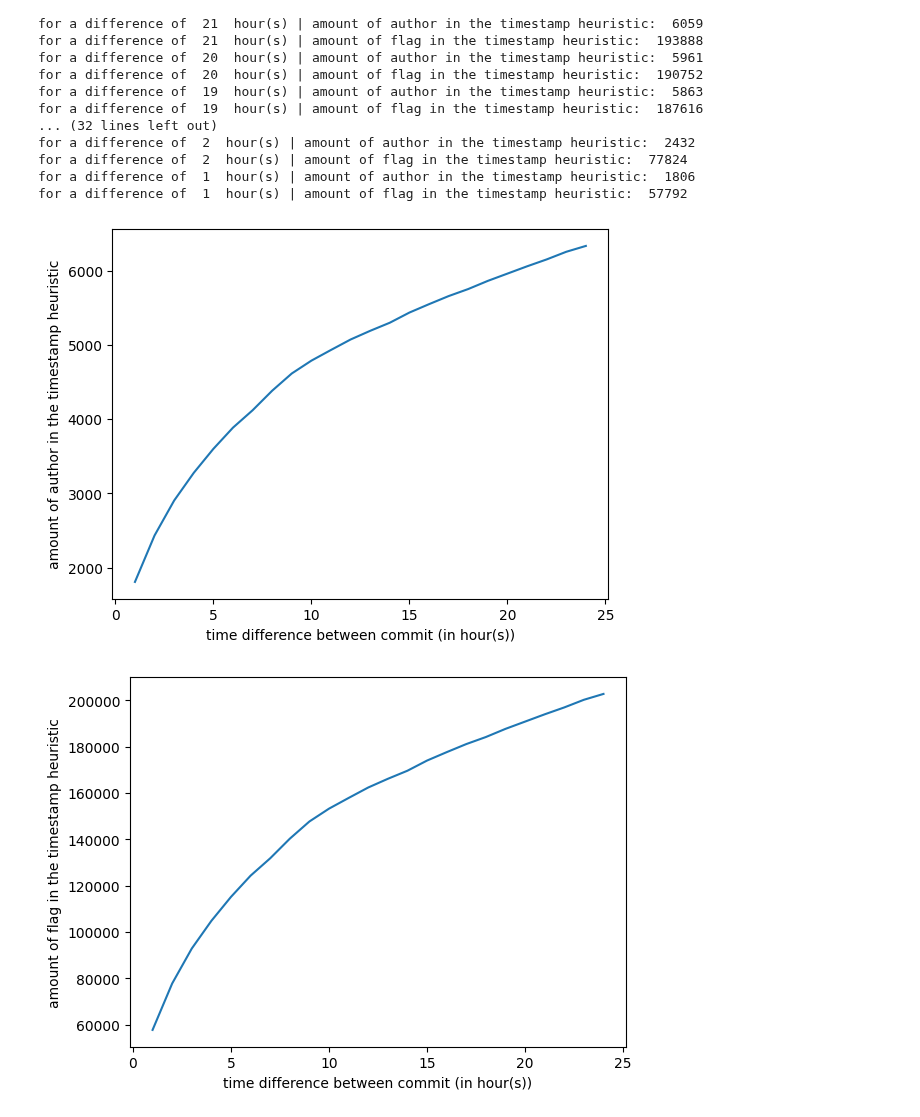
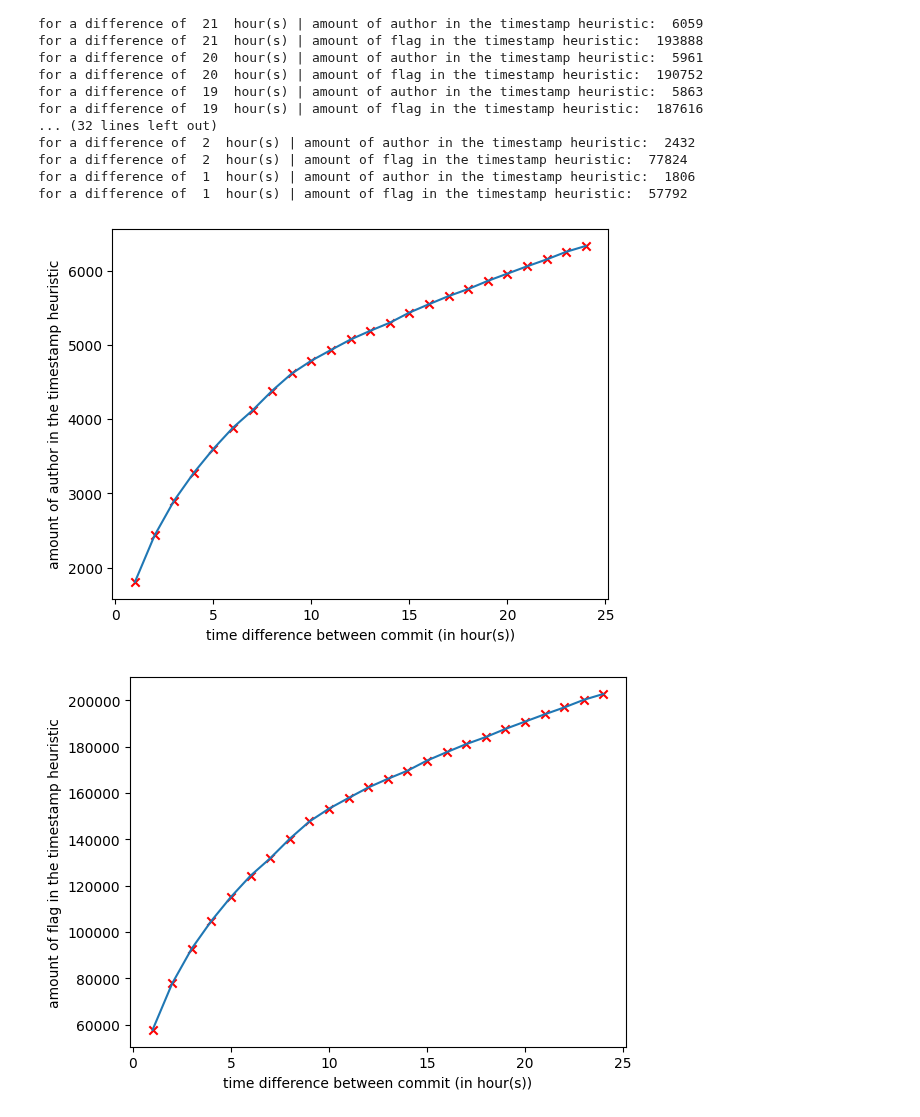
Before and after one commit to srapaport/timestamps-anomalies, a Jupyter notebook: notebook/timestamps.ipynb, the cells around one changed output. Cells and saved outputs as stored; diff of their text form; code cells hidden in the pictures.

```diff
--- a/notebook/timestamps.ipynb
+++ b/notebook/timestamps.ipynb
@@ -104,23 +125,25 @@ import matplotlib.pyplot as plt
 # %%
 # amount of author per hour diff
 x = [hour for hour in range(24,0,-1)]
 y = [len(author_flag[hour]) for hour in range(24,0,-1)]
 plt.plot(x,y)
+plt.scatter(x, y, color='red', marker='x')
 plt.xlabel('time difference between commit (in hour(s))')
 plt.ylabel('amount of author in the timestamp heuristic')
 plt.show()
 # %% [output]
-[figure, old version]
+[figure, new version]
 # %%
 # amount of flag per hour diff
 x = [hour for hour in range(24,0,-1)]
 y = [len([x for author in author_flag[hour] for x in author]) for hour in range(24,0,-1)]
 plt.plot(x,y)
+plt.scatter(x, y, color='red', marker='x')
 plt.xlabel('time difference between commit (in hour(s))')
 plt.ylabel('amount of flag in the timestamp heuristic')
 plt.show()
 # %% [output]
-[figure, old version]
+[figure, new version]
 # %%
 # amount of flag per hour diff
 x = [len(author_flag[hour]) for hour in range(24,0,-1)]
```
Also changed, not shown: parts of 2 cells of this notebook, 1 other file.
